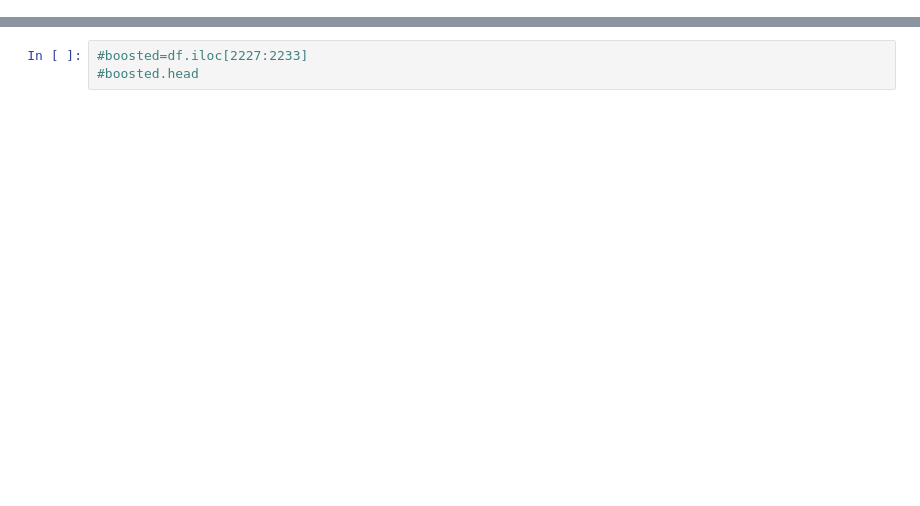
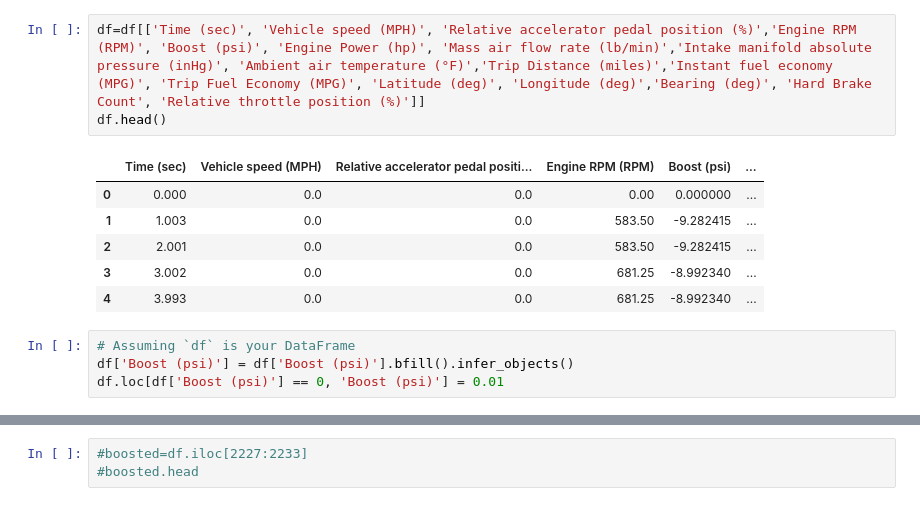
Before and after one commit to SecondHandSushi/car-analysis, a Jupyter notebook: analysis_20240802_PM.ipynb, the cells around one changed output, grey strips where cells are left out. Saved outputs shown, nothing was run; the diff lists cells and outputs as text; blank space fills up the shorter version.

```diff
--- a/analysis_20240802_PM.ipynb
+++ b/analysis_20240802_PM.ipynb
@@ -39,0 +35,14 @@ df.describe()
+# %%
+df=df[['Time (sec)', 'Vehicle speed (MPH)', 'Relative accelerator pedal position (%)','Engine RPM (RPM)', 'Boost (psi)', 'Engine Power (hp)', 'Mass air flow rate (lb/min)','Intake manifold absolute pressure (inHg)', 'Ambient air temperature (°F)','Trip Distance (miles)','Instant fuel economy (MPG)', 'Trip Fuel Economy (MPG)', 'Latitude (deg)', 'Longitude (deg)','Bearing (deg)', 'Hard Brake Count', 'Relative throttle position (%)']]
+df.head()
+# %% [output]
+|  | Time (sec) | Vehicle speed (MPH) | Relative accelerator pedal positi... | Engine RPM (RPM) | Boost (psi) | ... |
+| 0 | 0.000 | 0.0 | 0.0 | 0.00 | 0.000000 | ... |
+| 1 | 1.003 | 0.0 | 0.0 | 583.50 | -9.282415 | ... |
+| 2 | 2.001 | 0.0 | 0.0 | 583.50 | -9.282415 | ... |
+| 3 | 3.002 | 0.0 | 0.0 | 681.25 | -8.992340 | ... |
+| 4 | 3.993 | 0.0 | 0.0 | 681.25 | -8.992340 | ... |
+# %%
+# Assuming `df` is your DataFrame
+df['Boost (psi)'] = df['Boost (psi)'].bfill().infer_objects()
+df.loc[df['Boost (psi)'] == 0, 'Boost (psi)'] = 0.01
```
Also changed, not shown: parts of 45 cells of this notebook, 1 other file.
